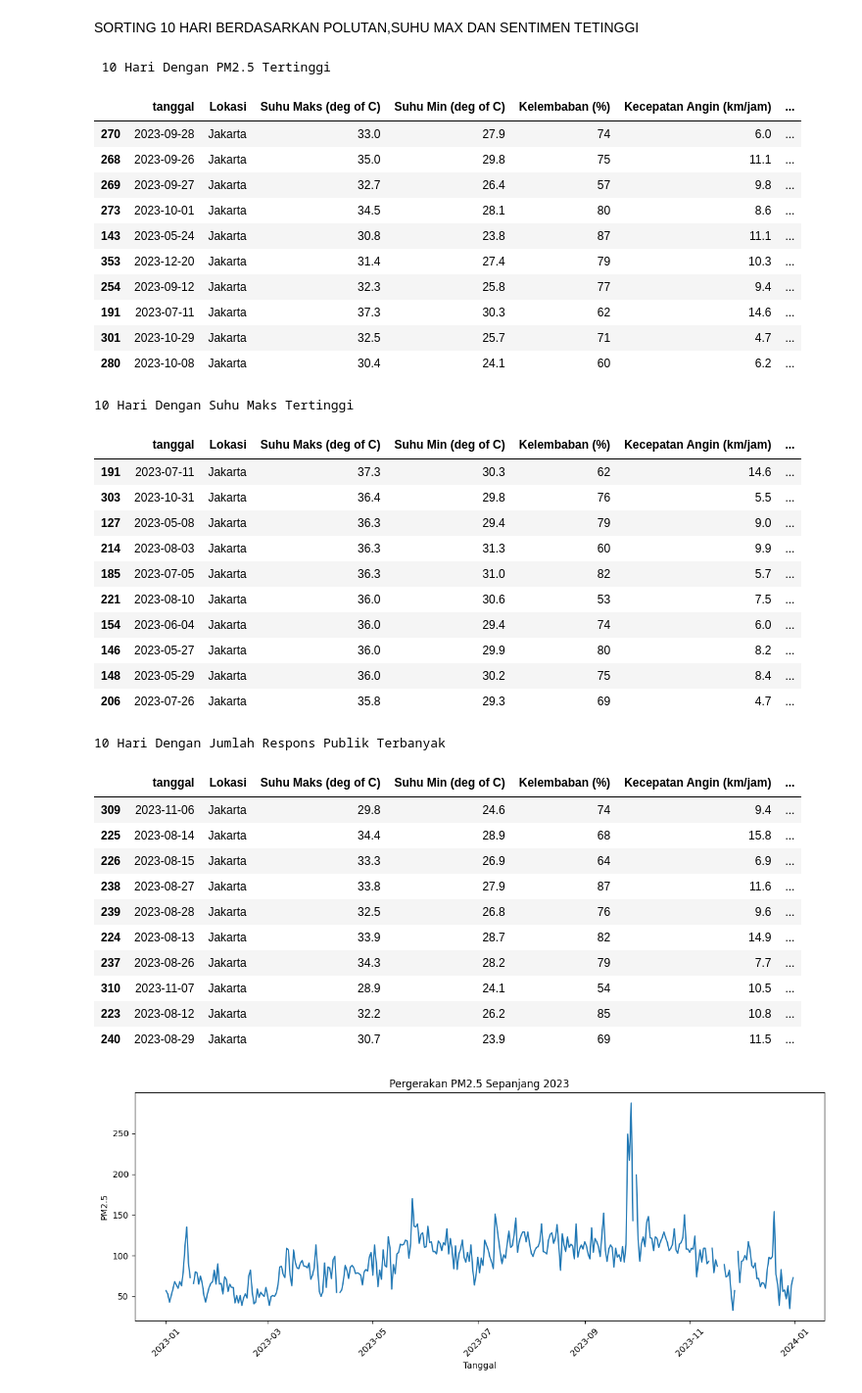
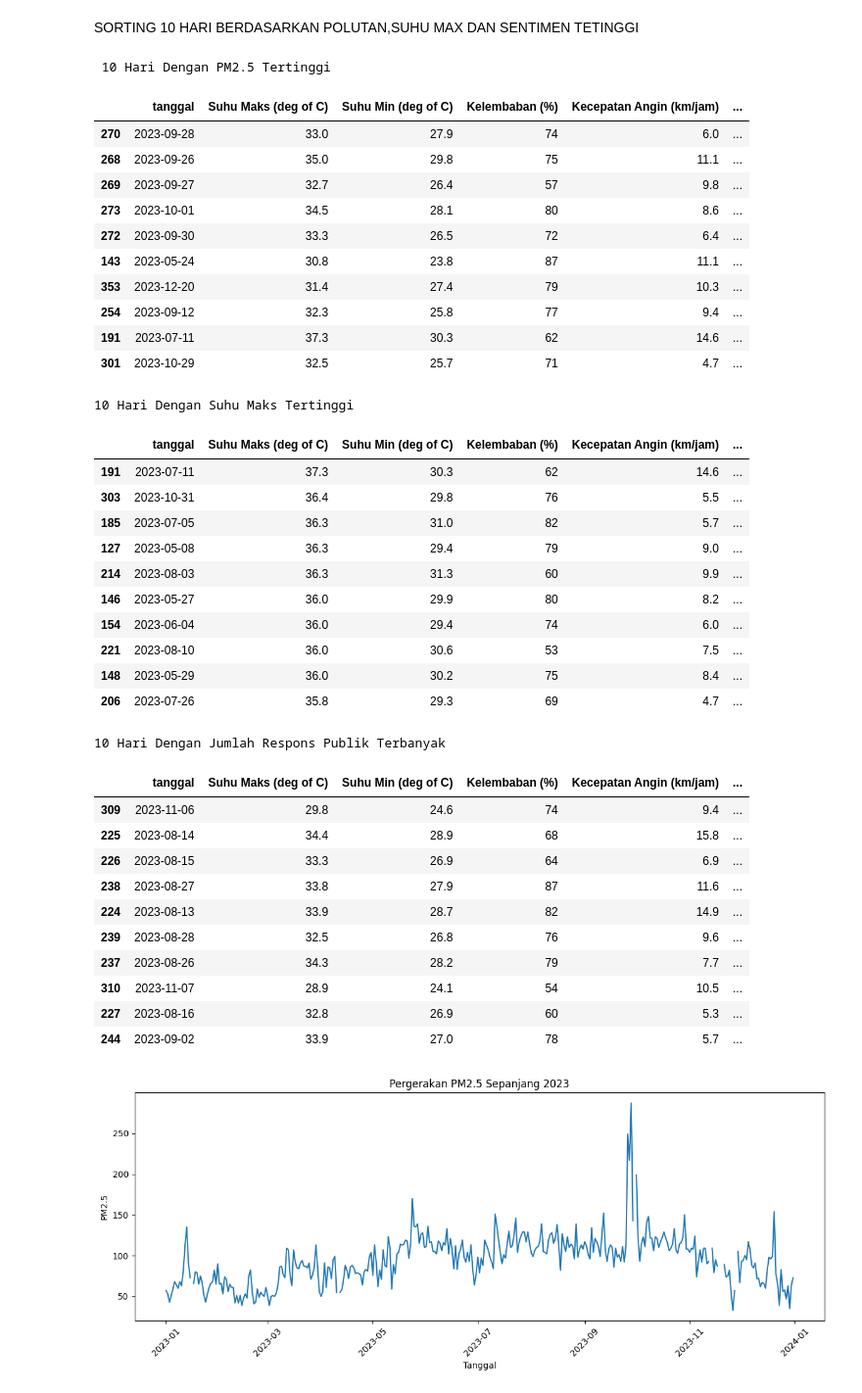
Before and after one commit to BIMASENA14-CODE/FIXXXXXXXX, a Jupyter notebook: main code.ipynb, the cells around one changed output. Shown: that part at 98% size. Drawn from its saved outputs; the diff is of its cells as text; code cells hidden in the pictures.

```diff
--- a/main code.ipynb
+++ b/main code.ipynb
@@ -357,6 +376,10 @@ gabungan_akhir = gabungan_akhir.sort_values("tanggal")
 kolom_akhir = ["tanggal"] + [col for col in gabungan_akhir.columns if col != "tanggal"]
 gabungan_akhir = gabungan_akhir[kolom_akhir]
 
+# fauzan
+sentimen_cols = [col for col in gabungan_akhir.columns if col.startswith("sentimen_")]
+gabungan_akhir["total_sentimen"] = gabungan_akhir[sentimen_cols].count(axis=1)
+
 for kol in ["unnamed: 0", "Unnamed: 0"]:
     if kol in gabungan_akhir.columns:
         gabungan_akhir = gabungan_akhir.drop(columns=[kol])
@@ -430,73 +433,69 @@ SORTING 10 HARI BERDASARKAN POLUTAN,SUHU MAX DAN SENTIMEN TETINGGI
 # %%
 import pandas as pd
 
 
 df_final = pd.read_csv("integrasi_cuaca_udara_sentimen_2023.csv")
 df_final["tanggal"] = pd.to_datetime(df_final["tanggal"], errors="coerce")
 
-sentimen_cols = [col for col in df_final.columns if col.startswith("sentimen_")]
-
-df_final["total_sentimen"] = df_final[sentimen_cols].count(axis=1)
-
 cols_show = [
-    "tanggal", "Lokasi",
+    "tanggal",
     "Suhu Maks (deg of C)", "Suhu Min (deg of C)",
     "Kelembaban (%)", "Kecepatan Angin (km/jam)",
     "Tekanan Udara (hPa)",
     "pm25", "pm10", "so2", "co", "o3", "no2",
     "total_sentimen"
 ] + sentimen_cols
 
 sort_pm25 = df_final.sort_values("pm25", ascending=False)
 print(" 10 Hari Dengan PM2.5 Tertinggi ")
 display(sort_pm25[cols_show].head(10))
 
 
 sort_temp = df_final.sort_values("Suhu Maks (deg of C)", ascending=False)
 print("10 Hari Dengan Suhu Maks Tertinggi ")
 display(sort_temp[cols_show].head(10))
 
 
 sort_sentimen = df_final.sort_values("total_sentimen", ascending=False)
 print("10 Hari Dengan Jumlah Respons Publik Terbanyak ")
 display(sort_sentimen[cols_show].head(10))
 # %% [output]
  10 Hari Dengan PM2.5 Tertinggi
-|  | tanggal | Lokasi | Suhu Maks (deg of C) | Suhu Min (deg of C) | Kelembaban (%) | Kecepatan Angin (km/jam) | ... |
-| 270 | 2023-09-28 | Jakarta | 33.0 | 27.9 | 74 | 6.0 | ... |
-| 268 | 2023-09-26 | Jakarta | 35.0 | 29.8 | 75 | 11.1 | ... |
-| 269 | 2023-09-27 | Jakarta | 32.7 | 26.4 | 57 | 9.8 | ... |
-| 273 | 2023-10-01 | Jakarta | 34.5 | 28.1 | 80 | 8.6 | ... |
-| 143 | 2023-05-24 | Jakarta | 30.8 | 23.8 | 87 | 11.1 | ... |
-| 353 | 2023-12-20 | Jakarta | 31.4 | 27.4 | 79 | 10.3 | ... |
-| 254 | 2023-09-12 | Jakarta | 32.3 | 25.8 | 77 | 9.4 | ... |
-| 191 | 2023-07-11 | Jakarta | 37.3 | 30.3 | 62 | 14.6 | ... |
-| 301 | 2023-10-29 | Jakarta | 32.5 | 25.7 | 71 | 4.7 | ... |
-| 280 | 2023-10-08 | Jakarta | 30.4 | 24.1 | 60 | 6.2 | ... |
+|  | tanggal | Suhu Maks (deg of C) | Suhu Min (deg of C) | Kelembaban (%) | Kecepatan Angin (km/jam) | ... |
+| 270 | 2023-09-28 | 33.0 | 27.9 | 74 | 6.0 | ... |
+| 268 | 2023-09-26 | 35.0 | 29.8 | 75 | 11.1 | ... |
+| 269 | 2023-09-27 | 32.7 | 26.4 | 57 | 9.8 | ... |
+| 273 | 2023-10-01 | 34.5 | 28.1 | 80 | 8.6 | ... |
+| 272 | 2023-09-30 | 33.3 | 26.5 | 72 | 6.4 | ... |
+| 143 | 2023-05-24 | 30.8 | 23.8 | 87 | 11.1 | ... |
+| 353 | 2023-12-20 | 31.4 | 27.4 | 79 | 10.3 | ... |
+| 254 | 2023-09-12 | 32.3 | 25.8 | 77 | 9.4 | ... |
+| 191 | 2023-07-11 | 37.3 | 30.3 | 62 | 14.6 | ... |
+| 301 | 2023-10-29 | 32.5 | 25.7 | 71 | 4.7 | ... |
 10 Hari Dengan Suhu Maks Tertinggi
-|  | tanggal | Lokasi | Suhu Maks (deg of C) | Suhu Min (deg of C) | Kelembaban (%) | Kecepatan Angin (km/jam) | ... |
-| 191 | 2023-07-11 | Jakarta | 37.3 | 30.3 | 62 | 14.6 | ... |
-| 303 | 2023-10-31 | Jakarta | 36.4 | 29.8 | 76 | 5.5 | ... |
-| 127 | 2023-05-08 | Jakarta | 36.3 | 29.4 | 79 | 9.0 | ... |
-| 214 | 2023-08-03 | Jakarta | 36.3 | 31.3 | 60 | 9.9 | ... |
-| 185 | 2023-07-05 | Jakarta | 36.3 | 31.0 | 82 | 5.7 | ... |
-| 221 | 2023-08-10 | Jakarta | 36.0 | 30.6 | 53 | 7.5 | ... |
-| 154 | 2023-06-04 | Jakarta | 36.0 | 29.4 | 74 | 6.0 | ... |
-| 146 | 2023-05-27 | Jakarta | 36.0 | 29.9 | 80 | 8.2 | ... |
-| 148 | 2023-05-29 | Jakarta | 36.0 | 30.2 | 75 | 8.4 | ... |
-| 206 | 2023-07-26 | Jakarta | 35.8 | 29.3 | 69 | 4.7 | ... |
+|  | tanggal | Suhu Maks (deg of C) | Suhu Min (deg of C) | Kelembaban (%) | Kecepatan Angin (km/jam) | ... |
+| 191 | 2023-07-11 | 37.3 | 30.3 | 62 | 14.6 | ... |
+| 303 | 2023-10-31 | 36.4 | 29.8 | 76 | 5.5 | ... |
+| 185 | 2023-07-05 | 36.3 | 31.0 | 82 | 5.7 | ... |
+| 127 | 2023-05-08 | 36.3 | 29.4 | 79 | 9.0 | ... |
+| 214 | 2023-08-03 | 36.3 | 31.3 | 60 | 9.9 | ... |
+| 146 | 2023-05-27 | 36.0 | 29.9 | 80 | 8.2 | ... |
+| 154 | 2023-06-04 | 36.0 | 29.4 | 74 | 6.0 | ... |
+| 221 | 2023-08-10 | 36.0 | 30.6 | 53 | 7.5 | ... |
+| 148 | 2023-05-29 | 36.0 | 30.2 | 75 | 8.4 | ... |
+| 206 | 2023-07-26 | 35.8 | 29.3 | 69 | 4.7 | ... |
 10 Hari Dengan Jumlah Respons Publik Terbanyak
-|  | tanggal | Lokasi | Suhu Maks (deg of C) | Suhu Min (deg of C) | Kelembaban (%) | Kecepatan Angin (km/jam) | ... |
-| 309 | 2023-11-06 | Jakarta | 29.8 | 24.6 | 74 | 9.4 | ... |
-| 225 | 2023-08-14 | Jakarta | 34.4 | 28.9 | 68 | 15.8 | ... |
-| 226 | 2023-08-15 | Jakarta | 33.3 | 26.9 | 64 | 6.9 | ... |
-| 238 | 2023-08-27 | Jakarta | 33.8 | 27.9 | 87 | 11.6 | ... |
-| 239 | 2023-08-28 | Jakarta | 32.5 | 26.8 | 76 | 9.6 | ... |
-| 224 | 2023-08-13 | Jakarta | 33.9 | 28.7 | 82 | 14.9 | ... |
-| 237 | 2023-08-26 | Jakarta | 34.3 | 28.2 | 79 | 7.7 | ... |
-| 310 | 2023-11-07 | Jakarta | 28.9 | 24.1 | 54 | 10.5 | ... |
-| 223 | 2023-08-12 | Jakarta | 32.2 | 26.2 | 85 | 10.8 | ... |
-| 240 | 2023-08-29 | Jakarta | 30.7 | 23.9 | 69 | 11.5 | ... |
+|  | tanggal | Suhu Maks (deg of C) | Suhu Min (deg of C) | Kelembaban (%) | Kecepatan Angin (km/jam) | ... |
+| 309 | 2023-11-06 | 29.8 | 24.6 | 74 | 9.4 | ... |
+| 225 | 2023-08-14 | 34.4 | 28.9 | 68 | 15.8 | ... |
+| 226 | 2023-08-15 | 33.3 | 26.9 | 64 | 6.9 | ... |
+| 238 | 2023-08-27 | 33.8 | 27.9 | 87 | 11.6 | ... |
+| 224 | 2023-08-13 | 33.9 | 28.7 | 82 | 14.9 | ... |
+| 239 | 2023-08-28 | 32.5 | 26.8 | 76 | 9.6 | ... |
+| 237 | 2023-08-26 | 34.3 | 28.2 | 79 | 7.7 | ... |
+| 310 | 2023-11-07 | 28.9 | 24.1 | 54 | 10.5 | ... |
+| 227 | 2023-08-16 | 32.8 | 26.9 | 60 | 5.3 | ... |
+| 244 | 2023-09-02 | 33.9 | 27.0 | 78 | 5.7 | ... |
 # %%
 import matplotlib.pyplot as plt
 
```
Also changed, not shown: parts of 7 cells of this notebook, 4 other files.
